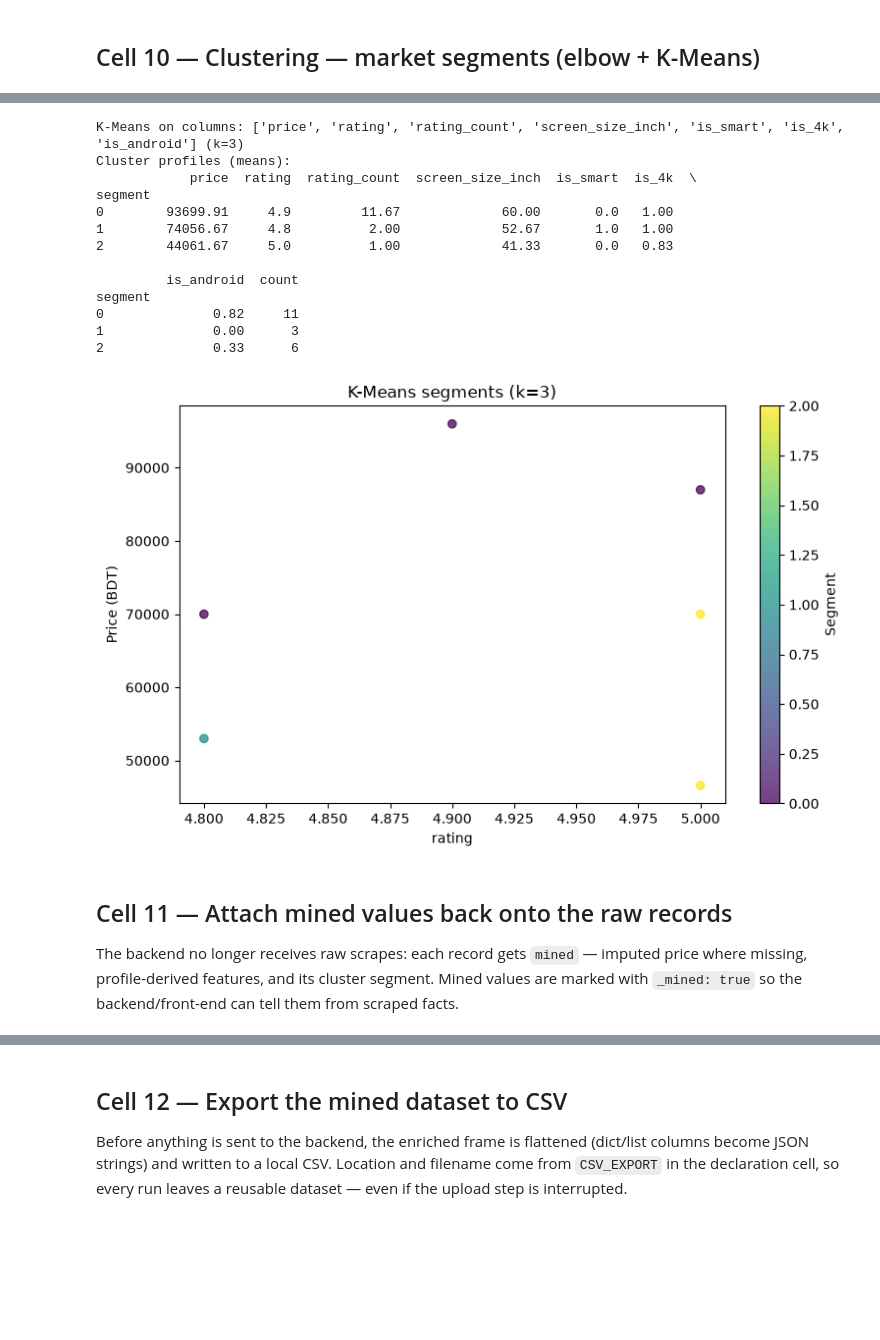
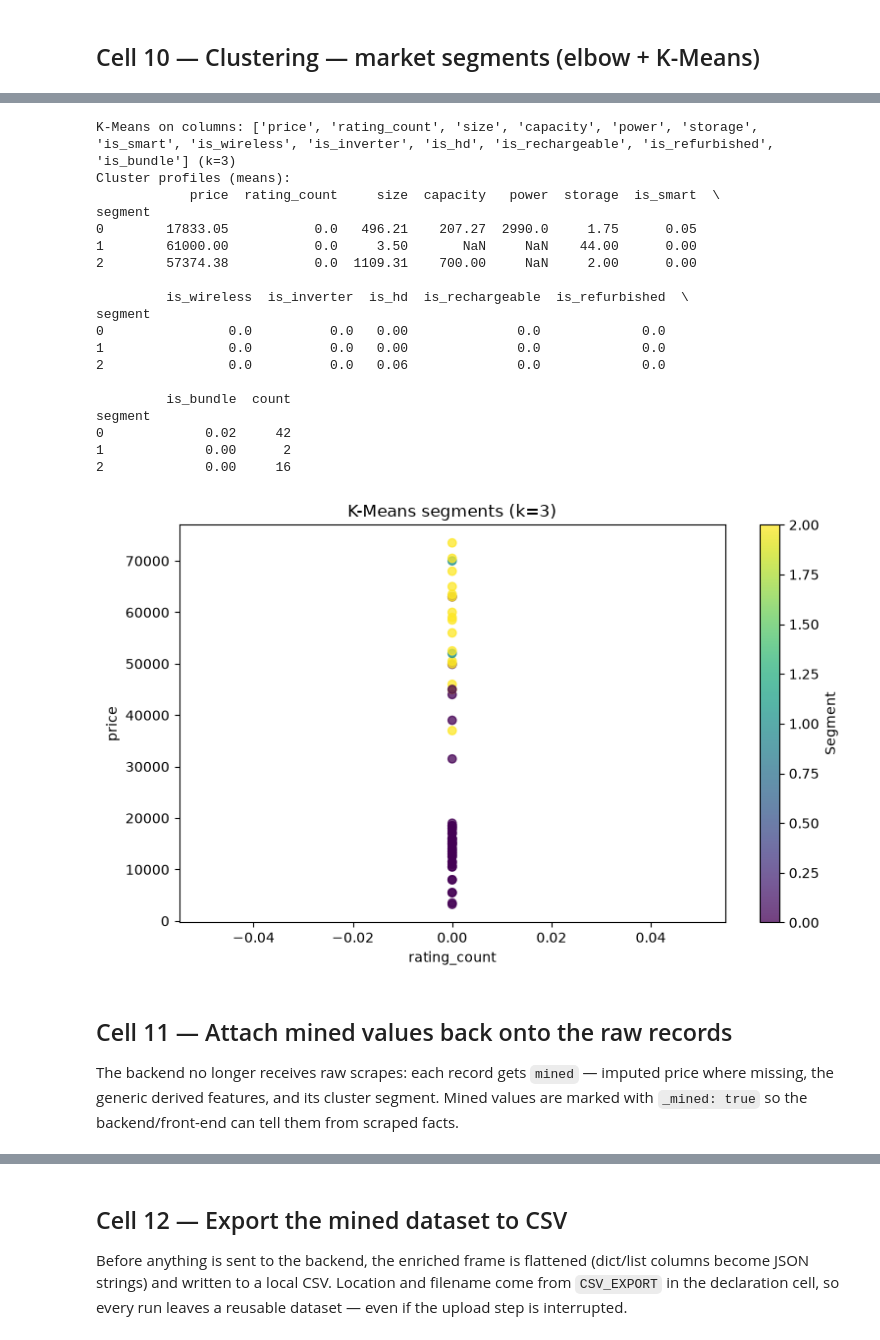
Before and after one commit to squallenix/data_mining_python, a Jupyter notebook: app/website.importer.ipynb, the cells around one changed output, grey strips where cells are left out. Drawn from its saved outputs; the diff is of its cells as text; code cells hidden in the pictures; blank space fills up the shorter version.

```diff
--- a/app/website.importer.ipynb
+++ b/app/website.importer.ipynb
@@ -1116,6 +1236,12 @@ print("Cleaning report:")
 for label, n in report:
     print(f"  - {label}: {n}")
 print(f"\nClean frame: {df.shape}")
+
+# resolve the modelling targets declared in Cell 0 (TARGETS) against the
+# columns this dataset actually has — every modelling cell reads these
+REG_TARGET, CLF_TARGET = resolve_targets(df)
+print(f"Declared targets -> regression: {REG_TARGET!r}, "
+      f"classification: {CLF_TARGET!r}")
 # %% [output]
 Cleaning report:
   - Duplicates removed: 0
@@ -1127,9 +1254,18 @@ Clean frame: (20, 19)
 # %% [markdown]
 ## Cell 7 — EDA
 # %%
-print(df[["price"]].describe().round(2))
-print()
-numeric_cols = [c for c in df.columns if pd.api.types.is_numeric_dtype(df[c]) and c != "price"]
+# EDA focuses on the declared regression target (resolved in cleaning)
+eda_target = REG_TARGET or next(
+    (c for c in df.columns if pd.api.types.is_numeric_dtype(df[c])), None
+)
+
+if eda_target:
+    print(df[[eda_target]].describe().round(2))
+    print()
+numeric_cols = [
+    c for c in df.columns
+    if pd.api.types.is_numeric_dtype(df[c]) and c != eda_target
+]
 print("Numeric feature columns:", numeric_cols)
 print()
 print("Brand frequency:")
@@ -1353,19 +1538,17 @@ Best classifier: RandomForest
 # %% [markdown]
 ## Cell 10 — Clustering — market segments (elbow + K-Means)
 # %%
-cluster_cols = ["price"] + NUMERIC_FEATURES
+# cluster on the declared target + every numeric feature (deduped)
+cluster_cols = list(dict.fromkeys(([REG_TARGET] if REG_TARGET else []) + NUMERIC_FEATURES))
 
-# numeric coercion + drop derive features that never matched on this site
-# (e.g. no product name contains 'Ton' -> capacity_tons is all-NaN)
+# numeric coercion + drop derived features that never matched on this data
+# (a vague pattern that matched nothing -> all-NaN column, useless for k-means)
 X_cl = model_df[cluster_cols].apply(pd.to_numeric, errors="coerce")
 X_cl = X_cl.dropna(axis=1, how="all")
 
 if X_cl.shape[1] < 2 or X_cl.shape[0] < 4:
-
     print("Not enough usable numeric data for clustering — skipped")
-
 else:
-
     imputer = SimpleImputer(strategy=MINING_CONFIG["numeric_fill_strategy"])
     X_imp = imputer.fit_transform(X_cl)
 
@@ -1404,25 +1587,23 @@ else:
     print("Cluster profiles (means):")
     print(profile)
 
+    # axis labels follow the declared target, whatever it is
+    y_col = REG_TARGET if REG_TARGET in X_cl.columns else X_cl.columns[0]
     plot_col = next(
-        (
-            col
-            for col in X_cl.columns
-            if col != "price" and model_df[col].notna().any()
-        ),
-        "price",
+        (col for col in X_cl.columns if col != y_col and model_df[col].notna().any()),
+        y_col,
     )
 
     fig, ax = plt.subplots(figsize=(8, 5))
     scatter = ax.scatter(
         model_df[plot_col],
-        model_df["price"],
+        model_df[y_col],
         c=model_df["segment"],
         cmap="viridis",
         alpha=0.75,
     )
     ax.set_xlabel(plot_col)
-    ax.set_ylabel("Price (BDT)")
+    ax.set_ylabel(y_col)
     ax.set_title(f"K-Means segments (k={K_BEST})")
     plt.colorbar(scatter, label="Segment")
     plt.tight_layout()
@@ -1432,22 +1613,28 @@ else:
-K-Means on columns: ['price', 'rating', 'rating_count', 'screen_size_inch', 'is_smart', 'is_4k', 'is_android'] (k=3)
+K-Means on columns: ['price', 'rating_count', 'size', 'capacity', 'power', 'storage', 'is_smart', 'is_wireless', 'is_inverter', 'is_hd', 'is_rechargeable', 'is_refurbished', 'is_bundle'] (k=3)
 Cluster profiles (means):
-            price  rating  rating_count  screen_size_inch  is_smart  is_4k  \
+            price  rating_count     size  capacity   power  storage  is_smart  \
 segment
-0        93699.91     4.9         11.67             60.00       0.0   1.00
-1        74056.67     4.8          2.00             52.67       1.0   1.00
-2        44061.67     5.0          1.00             41.33       0.0   0.83
+0        17833.05           0.0   496.21    207.27  2990.0     1.75      0.05
+1        61000.00           0.0     3.50       NaN     NaN    44.00      0.00
+2        57374.38           0.0  1109.31    700.00     NaN     2.00      0.00
 
-         is_android  count
+         is_wireless  is_inverter  is_hd  is_rechargeable  is_refurbished  \
 segment
-0              0.82     11
-1              0.00      3
-2              0.33      6
+0                0.0          0.0   0.00              0.0             0.0
+1                0.0          0.0   0.00              0.0             0.0
+2                0.0          0.0   0.06              0.0             0.0
+
+         is_bundle  count
+segment
+0             0.02     42
+1             0.00      2
+2             0.00     16
-[figure, old version]
+[figure, new version]
 # %% [markdown]
 ## Cell 11 — Attach mined values back onto the raw records
 
 The backend no longer receives raw scrapes: each record gets
-`mined` — imputed price where missing, profile-derived features,
+`mined` — imputed price where missing, the generic derived features,
 and its cluster segment. Mined values are marked with `_mined: true`
 so the backend/front-end can tell them from scraped facts.
 # %%
```
Also changed, not shown: parts of 20 cells of this notebook.
